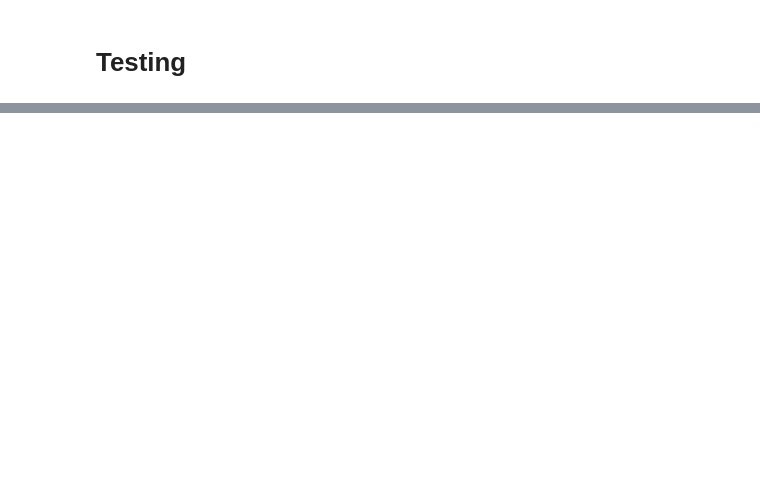
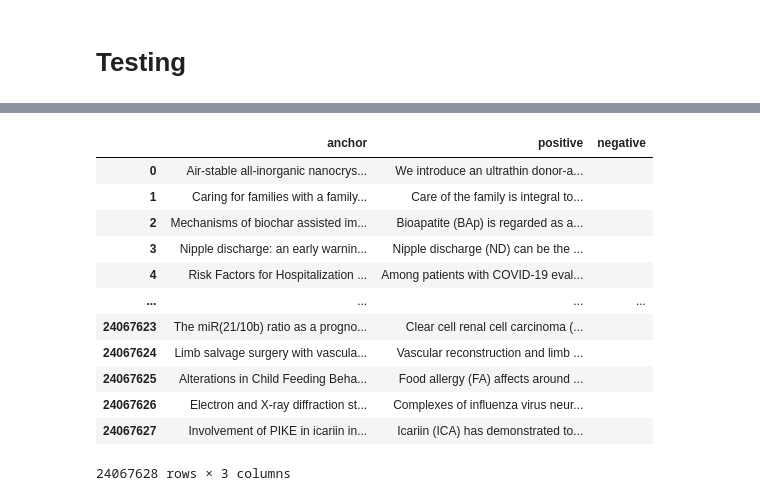
Before and after one commit to NASA-IMPACT/st-training-workflow, a Jupyter notebook: data_exploration/9_stage2_data_prep_test.ipynb, the cells around one changed output, grey strips where cells are left out. Cells and saved outputs as stored; diff of their text form; code cells hidden in the pictures; blank space fills up the shorter version.

```diff
--- a/data_exploration/9_stage2_data_prep_test.ipynb
+++ b/data_exploration/9_stage2_data_prep_test.ipynb
@@ -411,0 +290,13 @@ in_memory_dataset.map()
+# %%
+from datasets import (
+    Dataset,
+    DatasetDict,
+    concatenate_datasets,
+    get_dataset_config_names,
+    load_dataset,
+    load_from_disk,
+)
+
+cache_path = "/rhome/sawale/indus_traning/sentense_transformers/data/stage2_cache/NROWS_None/pubmed"
+
+splits = load_from_disk(cache_path)
@@ -411,0 +320,18 @@ in_memory_dataset.map()
+# %%
+dx = splits["train"].to_pandas()
+# %%
+dx
+# %% [output]
+|  | anchor | positive | negative |
+| 0 | Air-stable all-inorganic nanocrys... | We introduce an ultrathin donor-a... |  |
+| 1 | Caring for families with a family... | Care of the family is integral to... |  |
+| 2 | Mechanisms of biochar assisted im... | Bioapatite (BAp) is regarded as a... |  |
+| 3 | Nipple discharge: an early warnin... | Nipple discharge (ND) can be the ... |  |
+| 4 | Risk Factors for Hospitalization ... | Among patients with COVID-19 eval... |  |
+| ... | ... | ... | ... |
+| 24067623 | The miR(21/10b) ratio as a progno... | Clear cell renal cell carcinoma (... |  |
+| 24067624 | Limb salvage surgery with vascula... | Vascular reconstruction and limb ... |  |
+| 24067625 | Alterations in Child Feeding Beha... | Food allergy (FA) affects around ... |  |
+| 24067626 | Electron and X-ray diffraction st... | Complexes of influenza virus neur... |  |
+| 24067627 | Involvement of PIKE in icariin in... | Icariin (ICA) has demonstrated to... |  |
+24067628 rows × 3 columns
```
Also changed, not shown: parts of 46 cells of this notebook, 6 other files.
